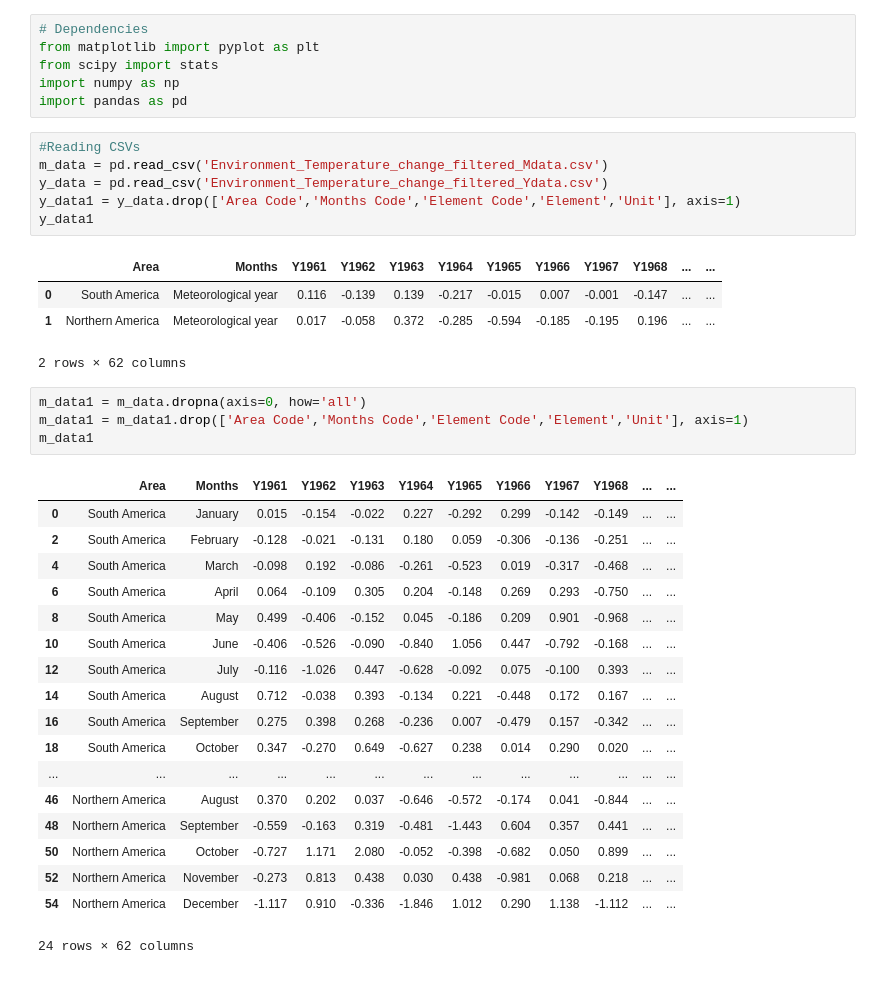
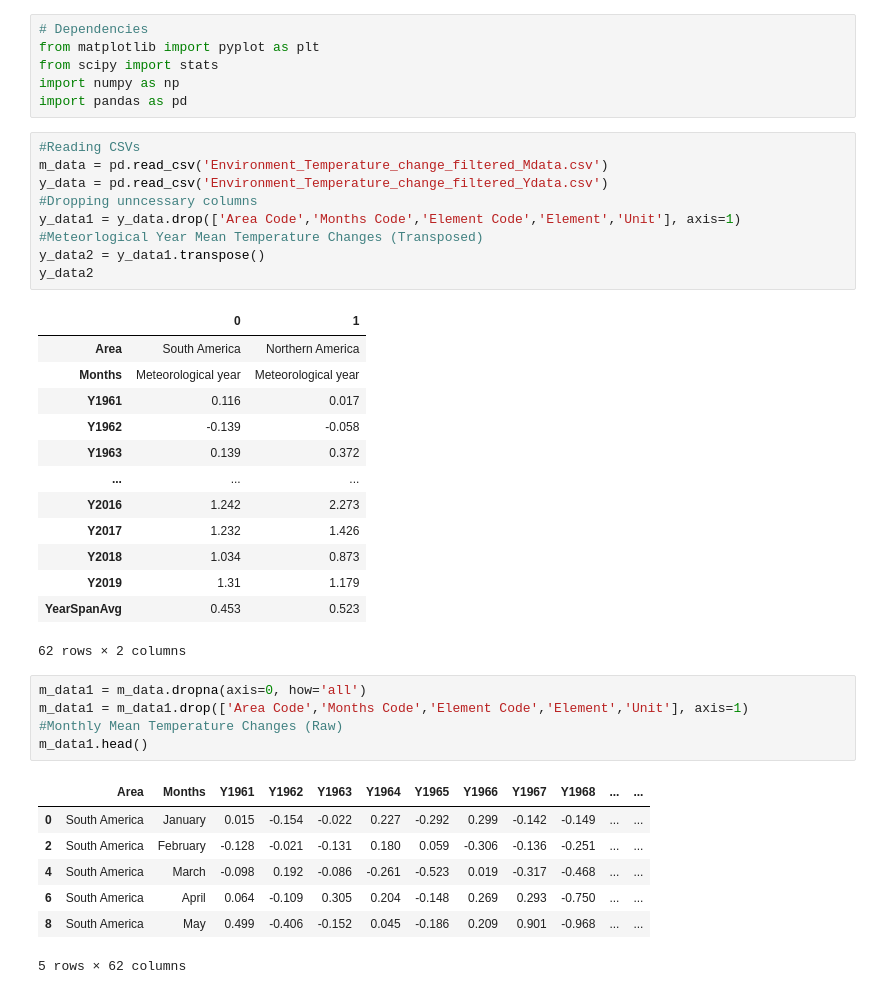
Before and after one commit to Tmoht1015/2Group-Project-All-Stars, a Jupyter notebook: NSAmericaTemps.ipynb, the cells around one changed output. Drawn from its saved outputs; the diff is of its cells as text.

```diff
--- a/NSAmericaTemps.ipynb
+++ b/NSAmericaTemps.ipynb
@@ -8,34 +8,36 @@ import pandas as pd
 #Reading CSVs
 m_data = pd.read_csv('Environment_Temperature_change_filtered_Mdata.csv')
 y_data = pd.read_csv('Environment_Temperature_change_filtered_Ydata.csv')
+#Dropping unncessary columns
 y_data1 = y_data.drop(['Area Code','Months Code','Element Code','Element','Unit'], axis=1)
-y_data1
+#Meteorlogical Year Mean Temperature Changes (Transposed)
+y_data2 = y_data1.transpose()
+y_data2
 # %% [output]
-|  | Area | Months | Y1961 | Y1962 | Y1963 | Y1964 | Y1965 | Y1966 | Y1967 | Y1968 | ... | ... |
-| 0 | South America | Meteorological year | 0.116 | -0.139 | 0.139 | -0.217 | -0.015 | 0.007 | -0.001 | -0.147 | ... | ... |
-| 1 | Northern America | Meteorological year | 0.017 | -0.058 | 0.372 | -0.285 | -0.594 | -0.185 | -0.195 | 0.196 | ... | ... |
+|  | 0 | 1 |
+| Area | South America | Northern America |
+| Months | Meteorological year | Meteorological year |
+| Y1961 | 0.116 | 0.017 |
+| Y1962 | -0.139 | -0.058 |
+| Y1963 | 0.139 | 0.372 |
+| ... | ... | ... |
+| Y2016 | 1.242 | 2.273 |
+| Y2017 | 1.232 | 1.426 |
+| Y2018 | 1.034 | 0.873 |
+| Y2019 | 1.31 | 1.179 |
+| YearSpanAvg | 0.453 | 0.523 |
-2 rows × 62 columns
+62 rows × 2 columns
 # %%
 m_data1 = m_data.dropna(axis=0, how='all')
 m_data1 = m_data1.drop(['Area Code','Months Code','Element Code','Element','Unit'], axis=1)
-m_data1
+#Monthly Mean Temperature Changes (Raw)
+m_data1.head()
 # %% [output]
 |  | Area | Months | Y1961 | Y1962 | Y1963 | Y1964 | Y1965 | Y1966 | Y1967 | Y1968 | ... | ... |
 | 0 | South America | January | 0.015 | -0.154 | -0.022 | 0.227 | -0.292 | 0.299 | -0.142 | -0.149 | ... | ... |
 | 2 | South America | February | -0.128 | -0.021 | -0.131 | 0.180 | 0.059 | -0.306 | -0.136 | -0.251 | ... | ... |
 | 4 | South America | March | -0.098 | 0.192 | -0.086 | -0.261 | -0.523 | 0.019 | -0.317 | -0.468 | ... | ... |
 | 6 | South America | April | 0.064 | -0.109 | 0.305 | 0.204 | -0.148 | 0.269 | 0.293 | -0.750 | ... | ... |
 | 8 | South America | May | 0.499 | -0.406 | -0.152 | 0.045 | -0.186 | 0.209 | 0.901 | -0.968 | ... | ... |
-| 10 | South America | June | -0.406 | -0.526 | -0.090 | -0.840 | 1.056 | 0.447 | -0.792 | -0.168 | ... | ... |
-| 12 | South America | July | -0.116 | -1.026 | 0.447 | -0.628 | -0.092 | 0.075 | -0.100 | 0.393 | ... | ... |
-| 14 | South America | August | 0.712 | -0.038 | 0.393 | -0.134 | 0.221 | -0.448 | 0.172 | 0.167 | ... | ... |
-| 16 | South America | September | 0.275 | 0.398 | 0.268 | -0.236 | 0.007 | -0.479 | 0.157 | -0.342 | ... | ... |
-| 18 | South America | October | 0.347 | -0.270 | 0.649 | -0.627 | 0.238 | 0.014 | 0.290 | 0.020 | ... | ... |
-| ... | ... | ... | ... | ... | ... | ... | ... | ... | ... | ... | ... | ... |
-| 46 | Northern America | August | 0.370 | 0.202 | 0.037 | -0.646 | -0.572 | -0.174 | 0.041 | -0.844 | ... | ... |
-| 48 | Northern America | September | -0.559 | -0.163 | 0.319 | -0.481 | -1.443 | 0.604 | 0.357 | 0.441 | ... | ... |
-| 50 | Northern America | October | -0.727 | 1.171 | 2.080 | -0.052 | -0.398 | -0.682 | 0.050 | 0.899 | ... | ... |
-| 52 | Northern America | November | -0.273 | 0.813 | 0.438 | 0.030 | 0.438 | -0.981 | 0.068 | 0.218 | ... | ... |
-| 54 | Northern America | December | -1.117 | 0.910 | -0.336 | -1.846 | 1.012 | 0.290 | 1.138 | -1.112 | ... | ... |
-24 rows × 62 columns
+5 rows × 62 columns
 # %%
```
Also changed, not shown: parts of 4 cells of this notebook.
